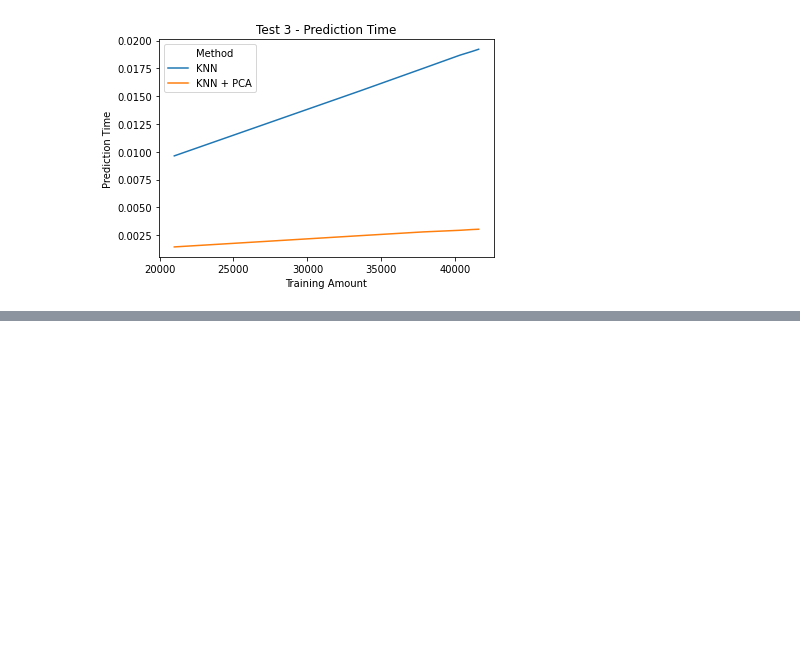
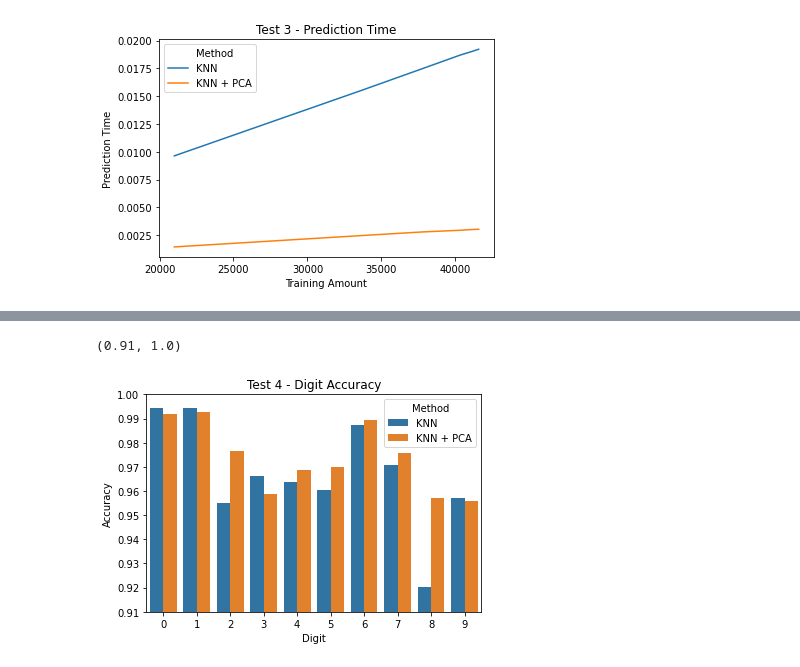
Before and after one commit to brianarrondo/metnum-tp2, a Jupyter notebook: notebooks/graphics.ipynb, the cells around one changed output, grey strips where cells are left out. Drawn from its saved outputs; the diff is of its cells as text; code cells hidden in the pictures; blank space fills up the shorter version.

```diff
--- a/notebooks/graphics.ipynb
+++ b/notebooks/graphics.ipynb
@@ -149,0 +157,7 @@ Text(0.5, 1.0, 'Test 4 - Cohen Kappa')
+# %%
+sns.barplot(x='Digit', y='Accuracy', hue='Method', data=data)
+plt.title("Test 4 - Digit Accuracy")
+plt.ylim(0.91, 1)
+# %% [output]
+(0.91, 1.0)
+[figure, added]
```
Also changed, not shown: parts of 5 cells of this notebook, 2 other files.
